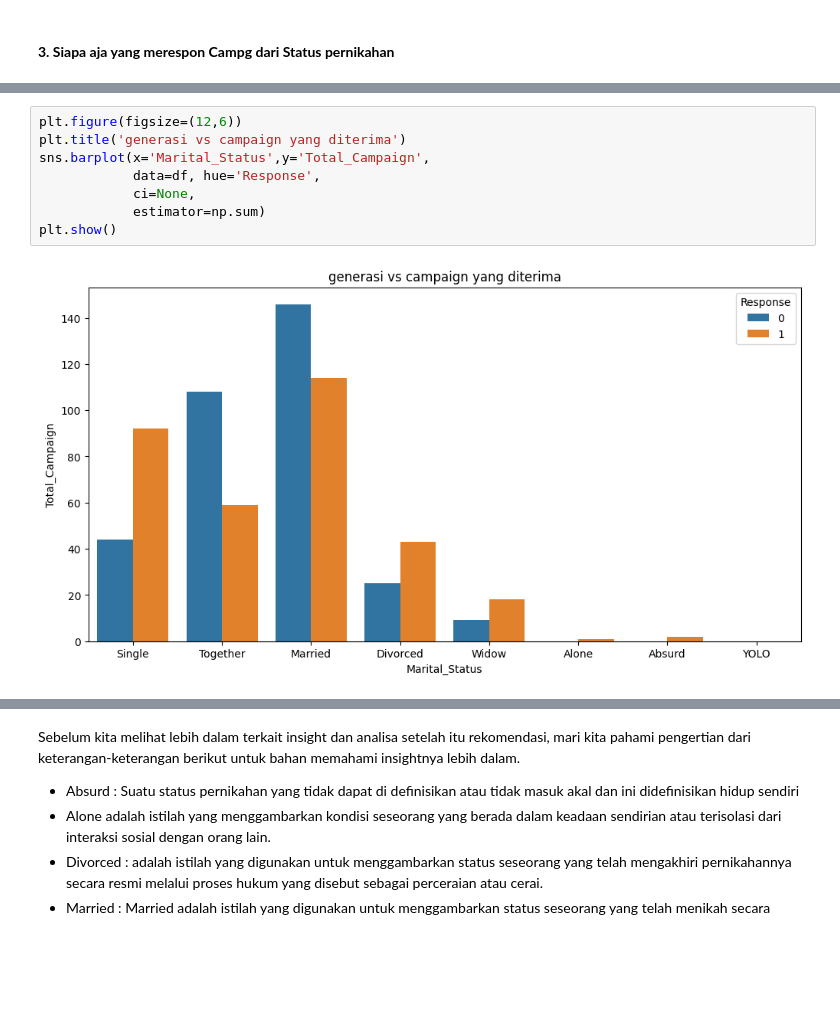
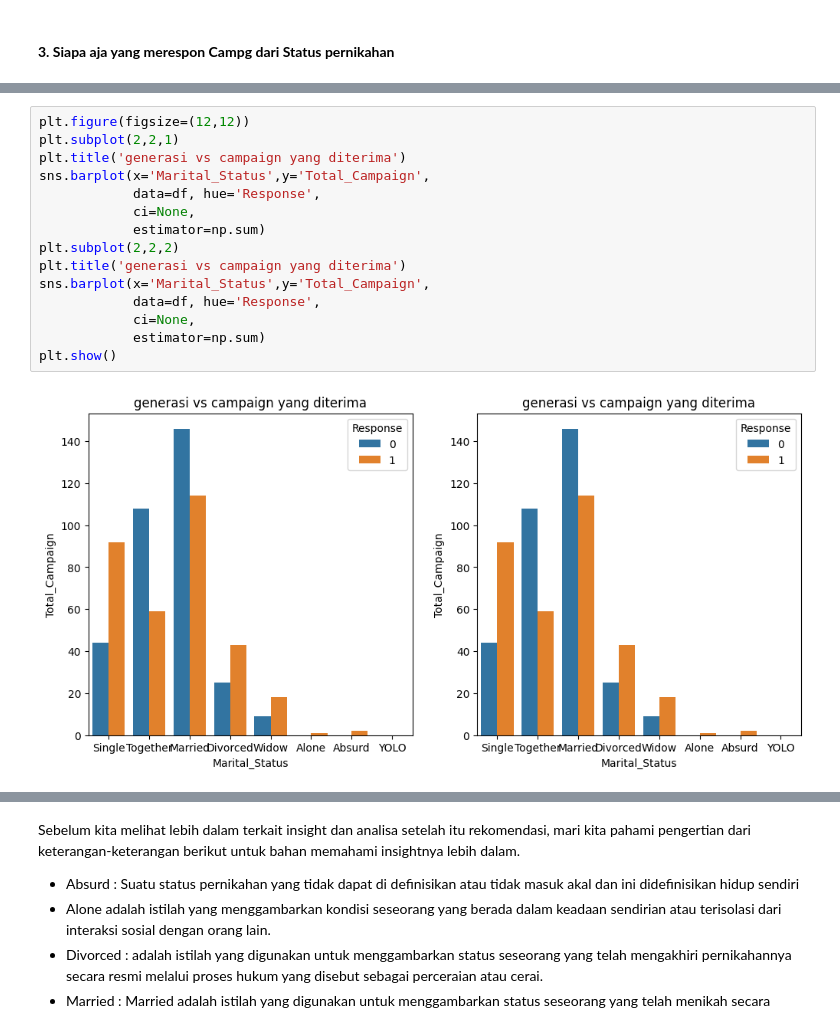
Before and after one commit to hrydwntr/supermarket_customer_analysis, a Jupyter notebook: visualisasi.ipynb, the cells around one changed output, grey strips where cells are left out. Cells and saved outputs as stored; diff of their text form; blank space fills up the shorter version.

Commit message:
fitur visualisasi baru

```diff
--- a/visualisasi.ipynb
+++ b/visualisasi.ipynb
@@ -435,10 +503,17 @@ dtype: int64
 # %%
-plt.figure(figsize=(12,6))
+plt.figure(figsize=(12,12))
+plt.subplot(2,2,1)
+plt.title('generasi vs campaign yang diterima')
+sns.barplot(x='Marital_Status',y='Total_Campaign',
+            data=df, hue='Response',
+            ci=None,
+            estimator=np.sum)
+plt.subplot(2,2,2)
 plt.title('generasi vs campaign yang diterima')
 sns.barplot(x='Marital_Status',y='Total_Campaign',
             data=df, hue='Response',
             ci=None,
             estimator=np.sum)
 plt.show()
 # %% [output]
-[figure, old version]
+[figure, new version]
```
Also changed, not shown: parts of 17 cells of this notebook, 1 other file.
